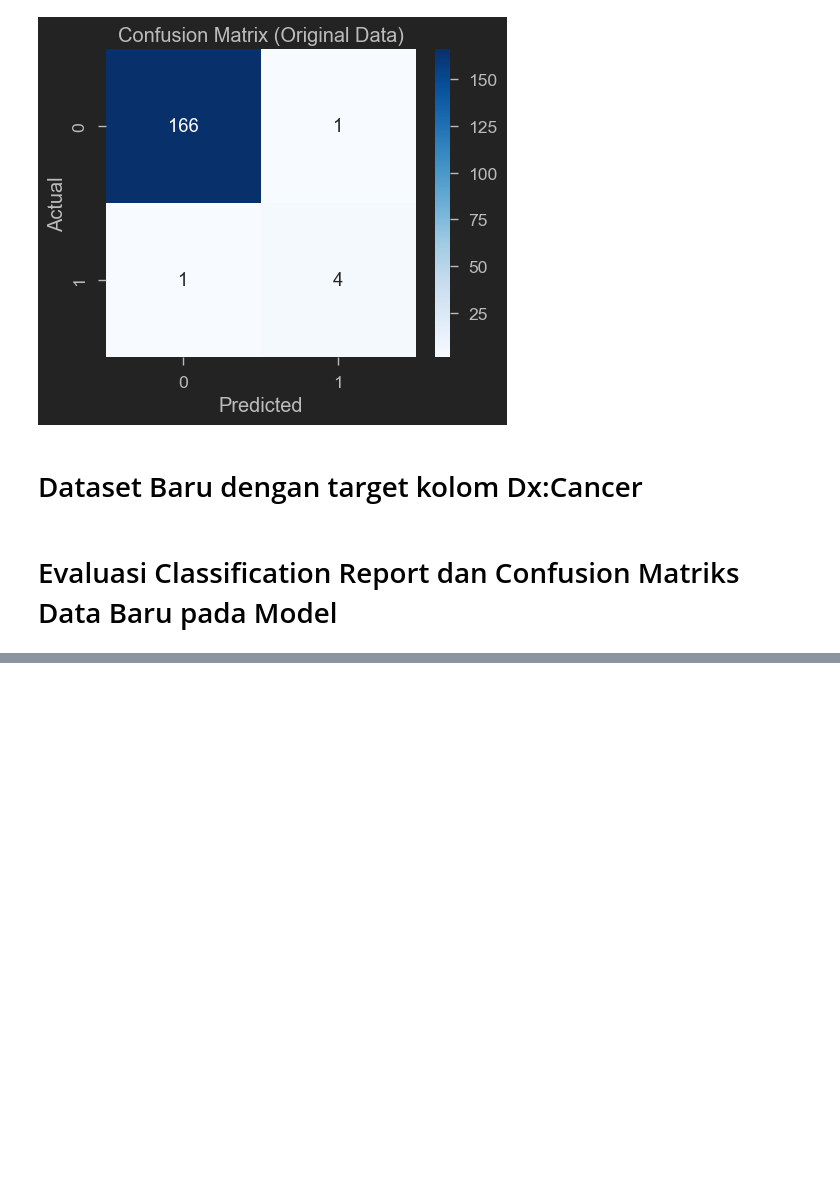
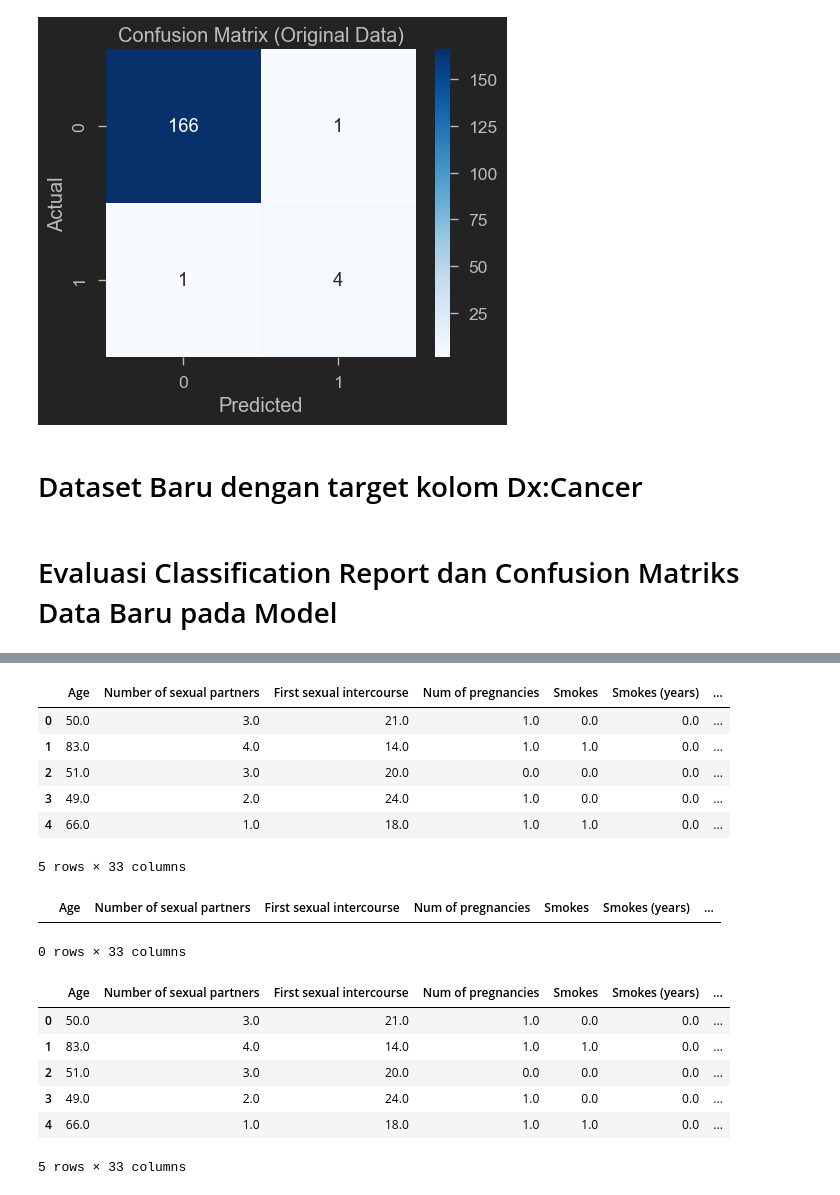
Before and after one commit to aavnxxuhuy/DataScience, a Jupyter notebook: Predeicting Cervical Cancer.ipynb, the cells around one changed output, grey strips where cells are left out. Drawn from its saved outputs; the diff is of its cells as text; code cells hidden in the pictures; blank space fills up the shorter version.

```diff
--- a/Predeicting Cervical Cancer.ipynb
+++ b/Predeicting Cervical Cancer.ipynb
@@ -507,0 +516,36 @@ weighted avg       0.96      0.60      0.73      2000
+# %%
+y_pred_new = model.predict(X_new)
+
+predictions_df = pd.DataFrame(X_new, columns=feature_cols)
+
+# Tambahkan kolom prediksi
+predictions_df['Prediksi Risiko Kanker Serviks'] = y_pred_new
+
+# Tampilkan beberapa baris
+display(predictions_df.head())
+
+# Tampilkan contoh pasien yang diprediksi positif
+display(predictions_df[predictions_df['Prediksi Risiko Kanker Serviks'] == 1].head(1))
+
+# Menampilkan beberapa hasil prediksi
+import matplotlib.pyplot as plt
+
+# Menampilkan beberapa prediksi pertama
+predictions_df.head()
+# %% [output]
+|  | Age | Number of sexual partners | First sexual intercourse | Num of pregnancies | Smokes | Smokes (years) | ... |
+| 0 | 50.0 | 3.0 | 21.0 | 1.0 | 0.0 | 0.0 | ... |
+| 1 | 83.0 | 4.0 | 14.0 | 1.0 | 1.0 | 0.0 | ... |
+| 2 | 51.0 | 3.0 | 20.0 | 0.0 | 0.0 | 0.0 | ... |
+| 3 | 49.0 | 2.0 | 24.0 | 1.0 | 0.0 | 0.0 | ... |
+| 4 | 66.0 | 1.0 | 18.0 | 1.0 | 1.0 | 0.0 | ... |
+5 rows × 33 columns
+|  | Age | Number of sexual partners | First sexual intercourse | Num of pregnancies | Smokes | Smokes (years) | ... |
+0 rows × 33 columns
+|  | Age | Number of sexual partners | First sexual intercourse | Num of pregnancies | Smokes | Smokes (years) | ... |
+| 0 | 50.0 | 3.0 | 21.0 | 1.0 | 0.0 | 0.0 | ... |
+| 1 | 83.0 | 4.0 | 14.0 | 1.0 | 1.0 | 0.0 | ... |
+| 2 | 51.0 | 3.0 | 20.0 | 0.0 | 0.0 | 0.0 | ... |
+| 3 | 49.0 | 2.0 | 24.0 | 1.0 | 0.0 | 0.0 | ... |
+| 4 | 66.0 | 1.0 | 18.0 | 1.0 | 1.0 | 0.0 | ... |
+5 rows × 33 columns
```
Also changed, not shown: parts of 7 cells of this notebook.
